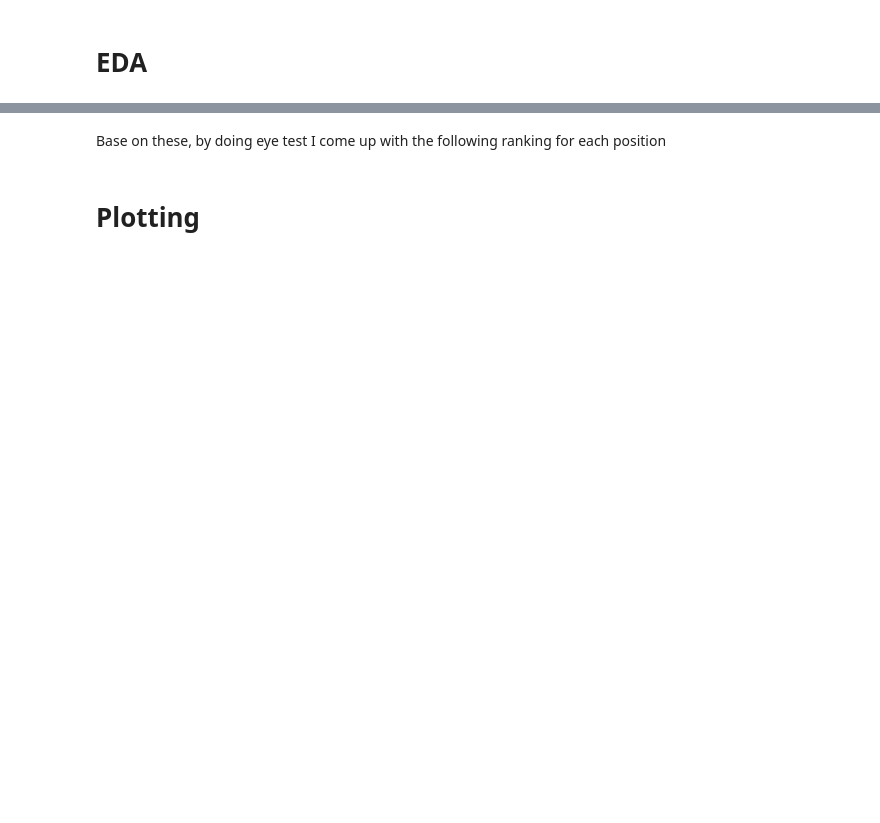
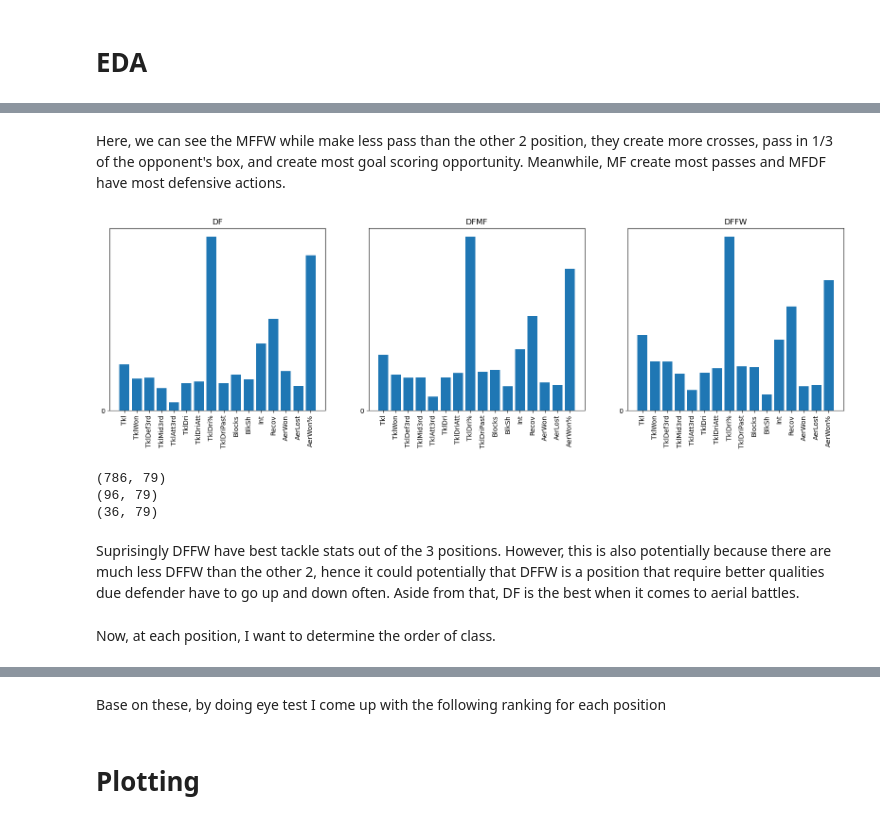
Before and after one commit to quangbui04/Football-Player-Comparison, a Jupyter notebook: football-players-visualization.ipynb, the cells around one changed output, grey strips where cells are left out. Cells and saved outputs as stored; diff of their text form; code cells hidden in the pictures; blank space fills up the shorter version.

```diff
--- a/football-players-visualization.ipynb
+++ b/football-players-visualization.ipynb
@@ -324 +361,19 @@ df_radar.to_csv("radar.csv")
+# %% [markdown]
+Here, we can see the MFFW while make less pass than the other 2 position, they create more crosses, pass in 1/3 of the opponent's box, and create most goal scoring opportunity. Meanwhile, MF create most passes and MFDF have most defensive actions.
+# %%
+plot_position(defender_position, defender_features, df_radar, 1)
+# %% [output]
+[figure, added]
+# %%
+print(df_radar[df_radar["Pos"]=="DF"].shape)
+print(df_radar[df_radar["Pos"]=="DFMF"].shape)
+print(df_radar[df_radar["Pos"]=="DFFW"].shape)
+# %% [output]
+(786, 79)
+(96, 79)
+(36, 79)
+# %% [markdown]
+Suprisingly DFFW have best tackle stats out of the 3 positions. However, this is also potentially because there are much less DFFW than the other 2, hence it could potentially that DFFW is a position that require better qualities due defender have to go up and down often. Aside from that, DF is the best when it comes to aerial battles.
+# %% [markdown]
+Now, at each position, I want to determine the order of class.
 # %%
```
Also changed, not shown: parts of 16 cells of this notebook.
